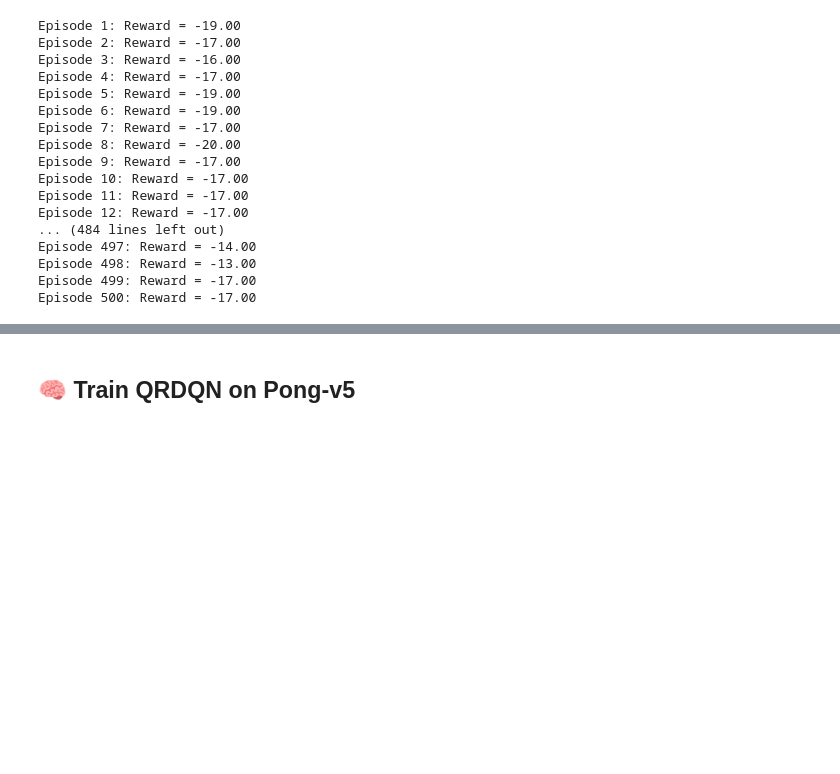
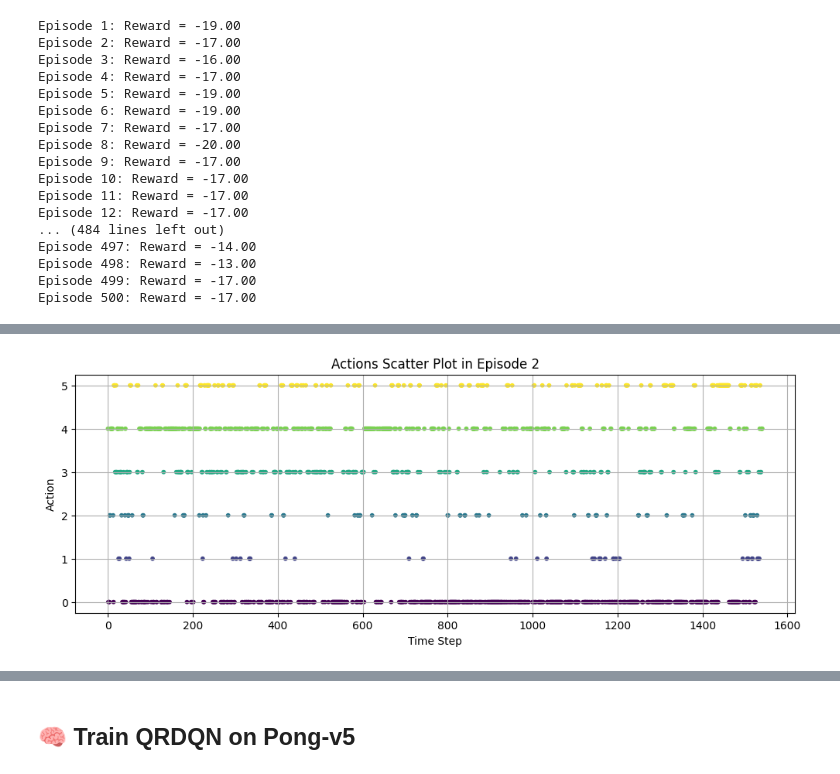
Before and after one commit to MGN19/Reinforcement-learning, a Jupyter notebook: Pong.ipynb, the cells around one changed output, grey strips where cells are left out. Saved outputs shown, nothing was run; the diff lists cells and outputs as text; code cells hidden in the pictures; blank space fills up the shorter version.

```diff
--- a/Pong.ipynb
+++ b/Pong.ipynb
@@ -285,0 +366,4 @@ plot_rewards(rewards_ppo, "PPO on Pong-v5")
+# %%
+scatter_plot_actions(actions_ppo, episode=1)
+# %% [output]
+[figure, added]
```
Also changed, not shown: parts of 8 cells of this notebook, 2 other files.
